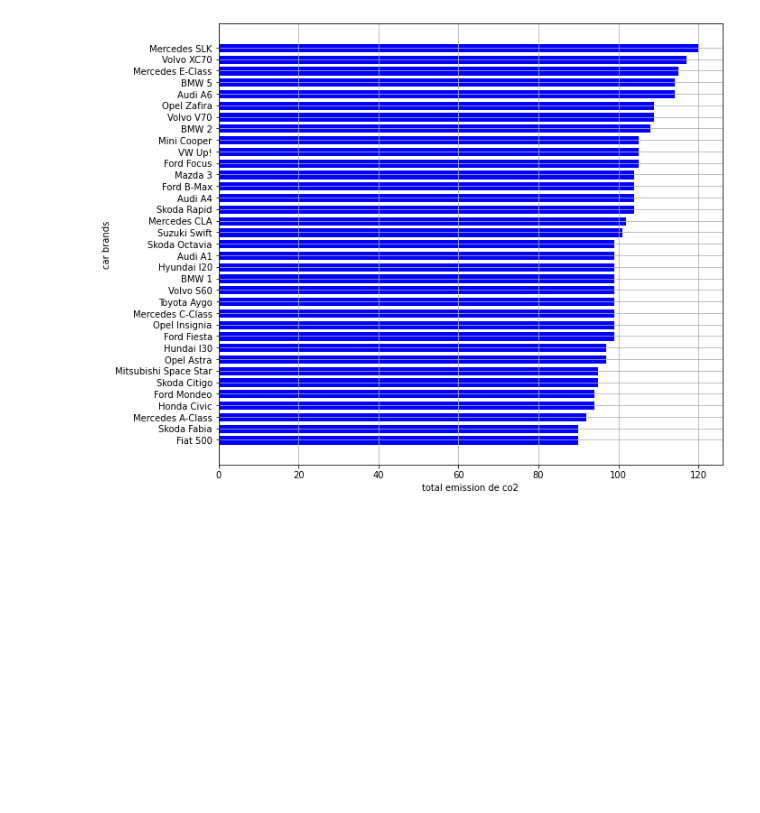
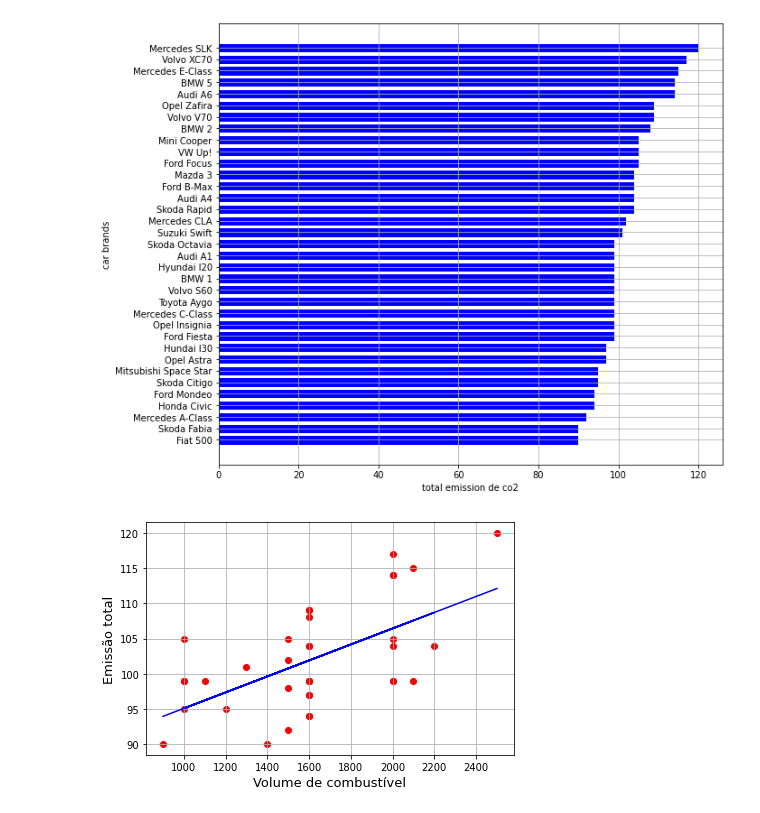
Before and after one commit to KARINAgoncalvesSOARES/Analise_de_dados_EmissaoDeCO2_DeCarros, a Jupyter notebook: CO2_emission_of_cars.ipynb, the cells around one changed output. Drawn from its saved outputs; the diff is of its cells as text; code cells hidden in the pictures; blank space fills up the shorter version.

```diff
--- a/CO2_emission_of_cars.ipynb
+++ b/CO2_emission_of_cars.ipynb
@@ -112,3 +112,20 @@ plt.grid(True)
 plt.show()
 # %% [output]
 [figure]
+# %%
+# Determinar a correlação entre o peso do volume de combustível e as emissões
+#fig = plt.figure(figsize = (10,9)) # Tamanho da figura
+xx = co2_df1["Volume"]
+yy = co2_df1["CO2"]
+a, b = np.polyfit(xx,yy,1) #Método Numpy polyfit () é usado para ajustar nossos dados dentro de uma função polinomial
+
+plt.scatter(xx,yy,marker="o",color = "red", edgecolor="red")
+plt.plot(xx,a*xx+b,color="blue")
+
+plt.xlabel("Volume de combustível", fontsize = 13)
+plt.ylabel("Emissão total", fontsize = 13)
+plt.tight_layout()
+plt.grid(True)
+plt.show()
+# %% [output]
+[figure, added]
```
